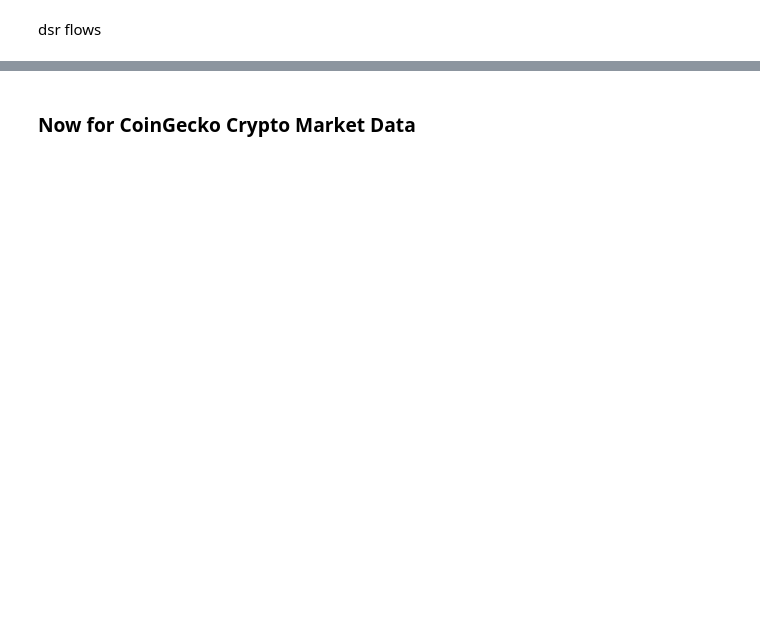
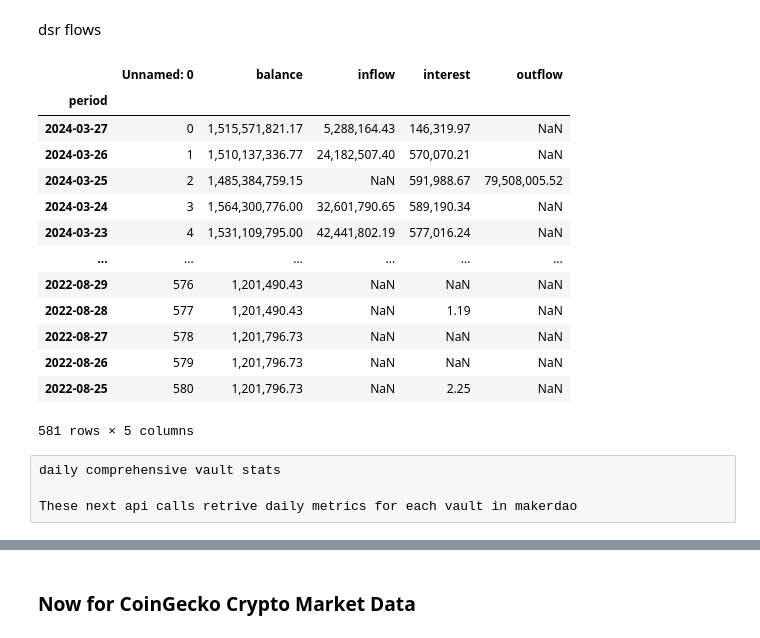
Before and after one commit to BrandynHamilton/mkrdao_port_mgmt, a Jupyter notebook: notebooks/exploratory.ipynb, the cells around one changed output, grey strips where cells are left out. Drawn from its saved outputs; the diff is of its cells as text; code cells hidden in the pictures; blank space fills up the shorter version.

```diff
--- a/notebooks/exploratory.ipynb
+++ b/notebooks/exploratory.ipynb
@@ -503,0 +586,25 @@ dsr_flows = fetch_dune_data(1753750)
+# %%
+dsr_flows_path='../data/csv/dsr_flows.csv'
+dsr_flows.to_csv(dsr_flows_path)
+dsr_flows_csv = pd.read_csv(dsr_flows_path, index_col='period', parse_dates=True)
+# %%
+dsr_flows_csv
+# %% [output]
+|  | Unnamed: 0 | balance | inflow | interest | outflow |
+| period |  |  |  |  |  |
+| 2024-03-27 | 0 | 1,515,571,821.17 | 5,288,164.43 | 146,319.97 | NaN |
+| 2024-03-26 | 1 | 1,510,137,336.77 | 24,182,507.40 | 570,070.21 | NaN |
+| 2024-03-25 | 2 | 1,485,384,759.15 | NaN | 591,988.67 | 79,508,005.52 |
+| 2024-03-24 | 3 | 1,564,300,776.00 | 32,601,790.65 | 589,190.34 | NaN |
+| 2024-03-23 | 4 | 1,531,109,795.00 | 42,441,802.19 | 577,016.24 | NaN |
+| ... | ... | ... | ... | ... | ... |
+| 2022-08-29 | 576 | 1,201,490.43 | NaN | NaN | NaN |
+| 2022-08-28 | 577 | 1,201,490.43 | NaN | 1.19 | NaN |
+| 2022-08-27 | 578 | 1,201,796.73 | NaN | NaN | NaN |
+| 2022-08-26 | 579 | 1,201,796.73 | NaN | NaN | NaN |
+| 2022-08-25 | 580 | 1,201,796.73 | NaN | 2.25 | NaN |
+581 rows × 5 columns
+# %% [raw]
+daily comprehensive vault stats
+
+These next api calls retrive daily metrics for each vault in makerdao
```
Also changed, not shown: parts of 99 cells of this notebook, 7 other files.
